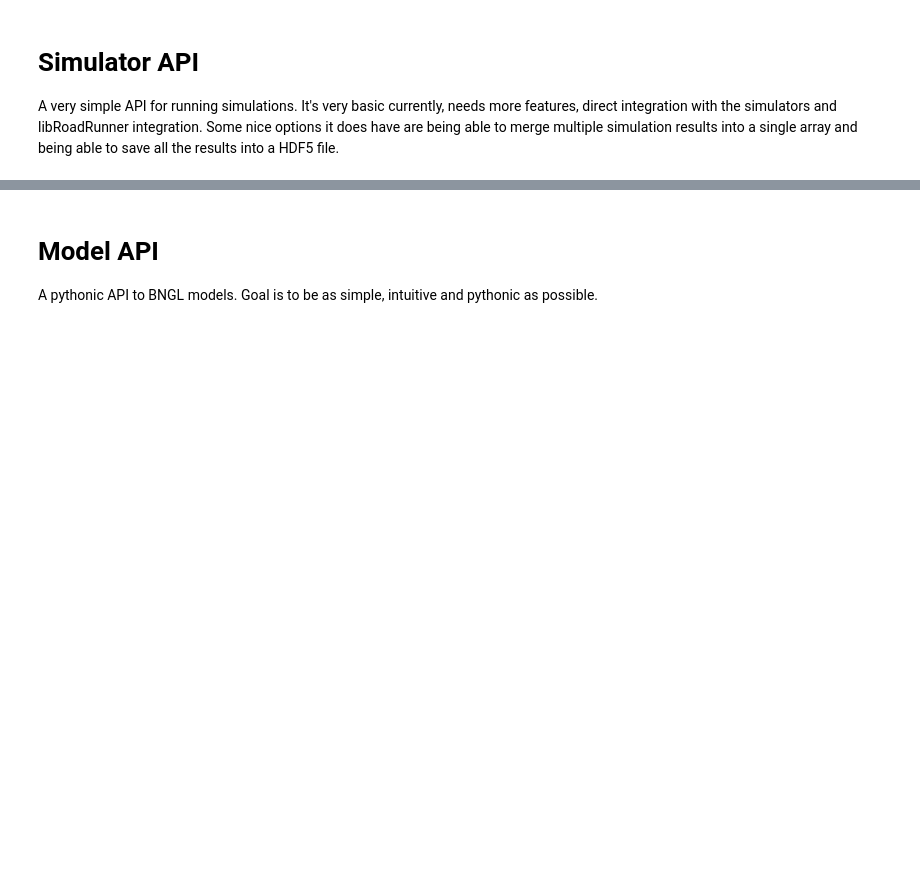
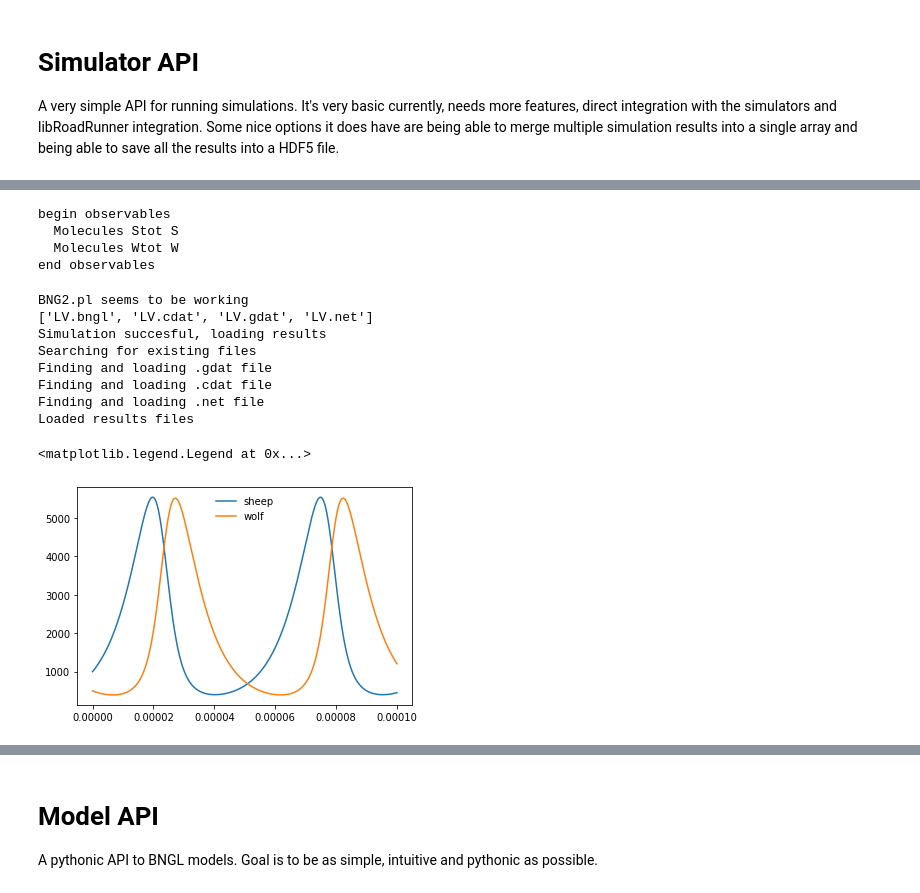
Before and after one commit to mcellteam/Workshop_2021, a Jupyter notebook: bionetgen/BNGSim/BNGSim_usage.ipynb, the cells around one changed output, grey strips where cells are left out. Cells and saved outputs as stored; diff of their text form; code cells hidden in the pictures; blank space fills up the shorter version.

```diff
--- a/bionetgen/BNGSim/BNGSim_usage.ipynb
+++ b/bionetgen/BNGSim/BNGSim_usage.ipynb
@@ -74,0 +78,4 @@ plt.legend(frameon=False)
+# %%
+bngl_file = "LV.bngl"
+urllib.request.urlretrieve("https://raw.githubusercontent.com/RuleWorld/BNGTutorial/master/ABC/LV.bngl", bngl_file)
+sim = BNGSim.BNGSimulator(bngl_file)
@@ -74,0 +108,28 @@ plt.legend(frameon=False)
+# %%
+print(sim.model.observables)
+# %% [output]
+begin observables
+  Molecules Stot S
+  Molecules Wtot W
+end observables
+# %%
+import seaborn
+import matplotlib.pyplot as plt
+
+sim.simulate(0,0.0001,1000)
+res = sim.results[-1].gdat
+x,y1,y2 = res['time'], res['Stot'], res['Wtot']
+sbrn.lineplot(x,y1,label="sheep")
+sbrn.lineplot(x,y2,label="wolf")
+plt.legend(frameon=False)
+# %% [output]
+BNG2.pl seems to be working
+['LV.bngl', 'LV.cdat', 'LV.gdat', 'LV.net']
+Simulation succesful, loading results
+Searching for existing files
+Finding and loading .gdat file
+Finding and loading .cdat file
+Finding and loading .net file
+Loaded results files
+<matplotlib.legend.Legend at 0x...>
+[figure, added]
```
Also changed, not shown: parts of 8 cells of this notebook.
